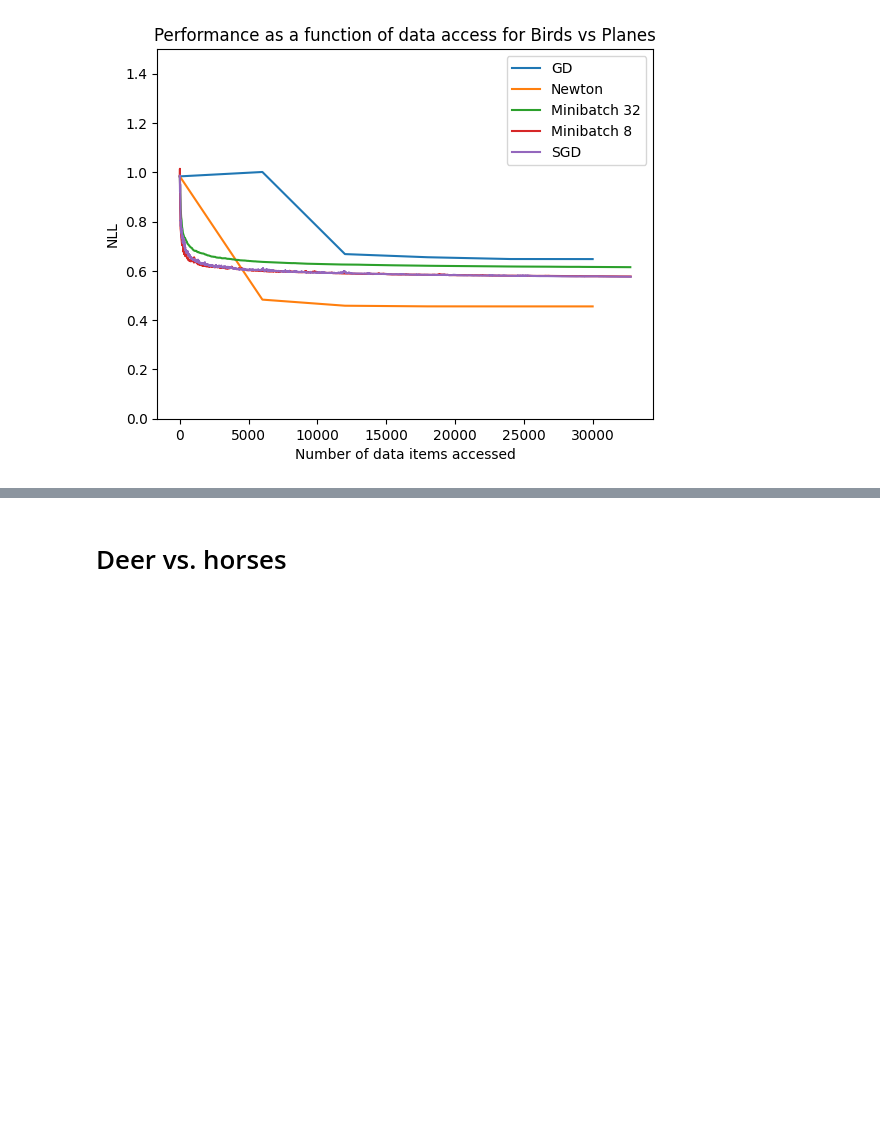
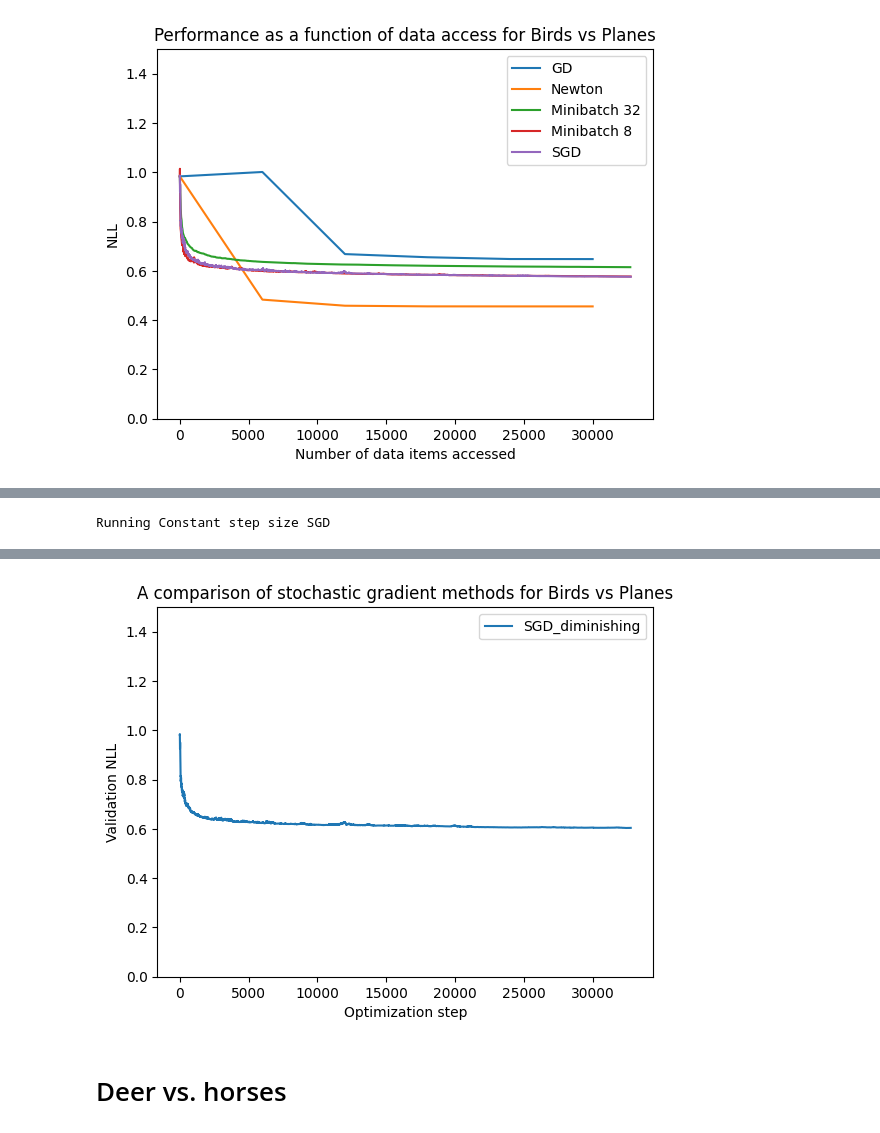
Before and after one commit to Nano1337/aml, a Jupyter notebook: data_access.ipynb, the cells around one changed output, grey strips where cells are left out. Cells and saved outputs as stored; diff of their text form; code cells hidden in the pictures; blank space fills up the shorter version.

```diff
--- a/data_access.ipynb
+++ b/data_access.ipynb
@@ -241,0 +250,24 @@ plot_superimposed_line_series(all_data, "Birds vs Planes")
+# %%
+# Diminishing step size SGD
+print("Running Constant step size SGD")
+w0 = lr.initialization()
+data_sampler = minibatch_sampler(N, 1)
+loss_func = lr.validation_loss
+descent_func = lambda w, data_samples: lr.train_loss_and_grad(w, data_samples)[1]
+L = lr.lipschitz_constant()
+step_size = diminishing_step_size(100/L, 10/L, T)
+update_method = gd()
+wF, losses = optimize(w0, data_sampler, loss_func, descent_func, step_size, update_method, T, verbose=True)
+steps = list(1 * np.arange(0, T))
+
+experiment2 = {
+    "steps": steps,
+    "validation_loss": losses,
+    "label": "SGD_diminishing"
+}
+
+all_data = [experiment2]
+print(f"Validation accuracy: {lr.validation_accuracy(wF):.4f}")
+plot_superimposed_line_series(all_data, "Birds vs Planes")
+# %% [output]
+Running Constant step size SGD
@@ -242,3 +276,4 @@ plot_superimposed_line_series(all_data, "Birds vs Planes")
+[figure, added]
 # %% [markdown]
 # Deer vs. horses
 # %%
```
Also changed, not shown: parts of 3 cells of this notebook, 2 other files.
